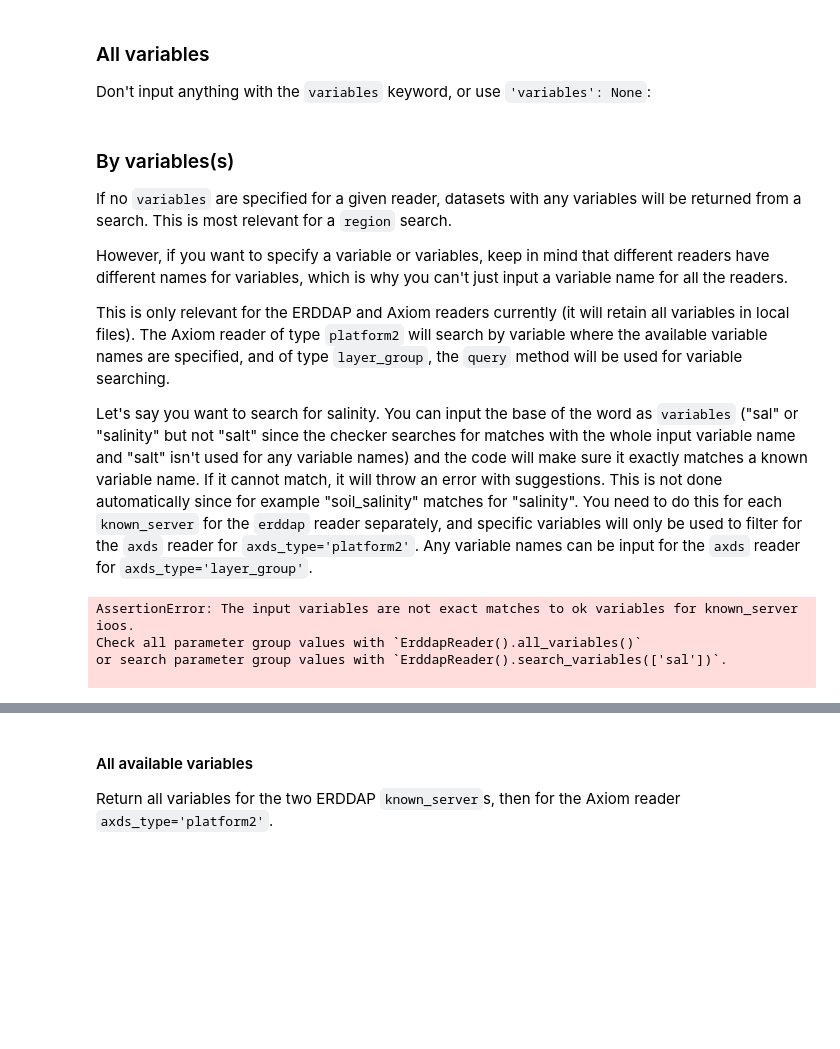
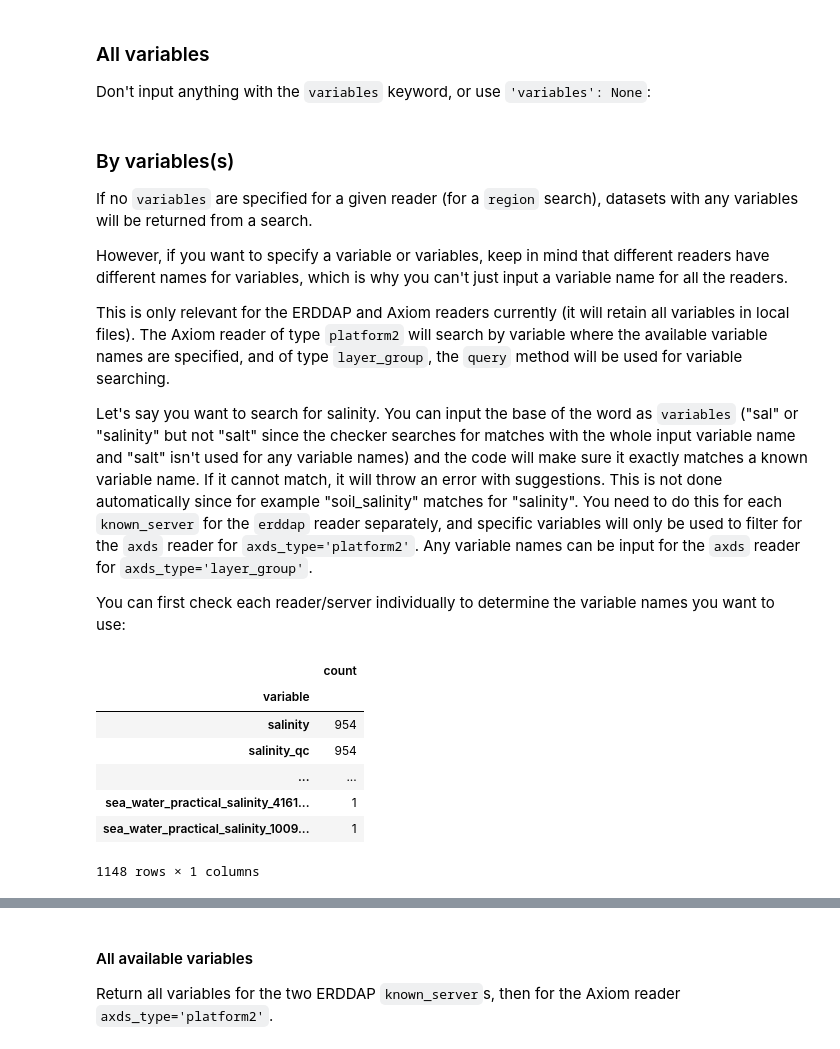
Before and after one commit to axiom-data-science/ocean_data_gateway, a Jupyter notebook: docs/details.ipynb, the cells around one changed output, grey strips where cells are left out. Cells and saved outputs as stored; diff of their text form; code cells hidden in the pictures; blank space fills up the shorter version.

```diff
--- a/docs/details.ipynb
+++ b/docs/details.ipynb
@@ -75,35 +75,25 @@ data = odg.Gateway(**kwargs)
 # %% [markdown]
 ### By variables(s)
 
-If no `variables` are specified for a given reader, datasets with any variables will be returned from a search. This is most relevant for a `region` search.
+If no `variables` are specified for a given reader (for a `region` search), datasets with any variables will be returned from a search.
 
 However, if you want to specify a variable or variables, keep in mind that different readers have different names for variables, which is why you can't just input a variable name for all the readers.
 
 This is only relevant for the ERDDAP and Axiom readers currently (it will retain all variables in local files). The Axiom reader of type `platform2` will search by variable where the available variable names are specified, and of type `layer_group`, the `query` method will be used for variable searching.
 
 Let's say you want to search for salinity. You can input the base of the word as `variables` ("sal" or "salinity" but not "salt" since the checker searches for matches with the whole input variable name and "salt" isn't used for any variable names) and the code will make sure it exactly matches a known variable name. If it cannot match, it will throw an error with suggestions. This is not done automatically since for example "soil_salinity" matches for "salinity". You need to do this for each `known_server` for the `erddap` reader separately, and specific variables will only be used to filter for the `axds` reader for `axds_type='platform2'`. Any variable names can be input for the `axds` reader for `axds_type='layer_group'`.
+
+You can first check each reader/server individually to determine the variable names you want to use:
-# %%
-kwargs = {
-          'kw': kw,
-          'approach': 'region',
-          'stations': '8771972',
-          'readers': [odg.erddap,
-                      odg.axds],
-
-          'erddap': {
-                          'known_server': ['coastwatch','ioos'],
-                           'variables': [['sal'],
-                                         ['sal']]
-          },
-          'axds': {
-                          'axds_type': ['platform2','layer_group'],
-                         'variables': ['sal','salinity']},
-}
-
-
-data = odg.Gateway(**kwargs)
-# %% [output]
-AssertionError: The input variables are not exact matches to ok variables for known_server ioos.
-Check all parameter group values with `ErddapReader().all_variables()`
-or search parameter group values with `ErddapReader().search_variables(['sal'])`.
-
+# %%
+# IOOS ERDDAP
+server = 'http://erddap.sensors.ioos.us/erddap'
+odg.search_variables(server, 'sal')
+# %% [output]
+|  | count |
+| variable |  |
+| salinity | 954 |
+| salinity_qc | 954 |
+| ... | ... |
+| sea_water_practical_salinity_4161... | 1 |
+| sea_water_practical_salinity_1009... | 1 |
+1148 rows × 1 columns
```
Also changed, not shown: parts of 39 cells of this notebook, 3 other files.
